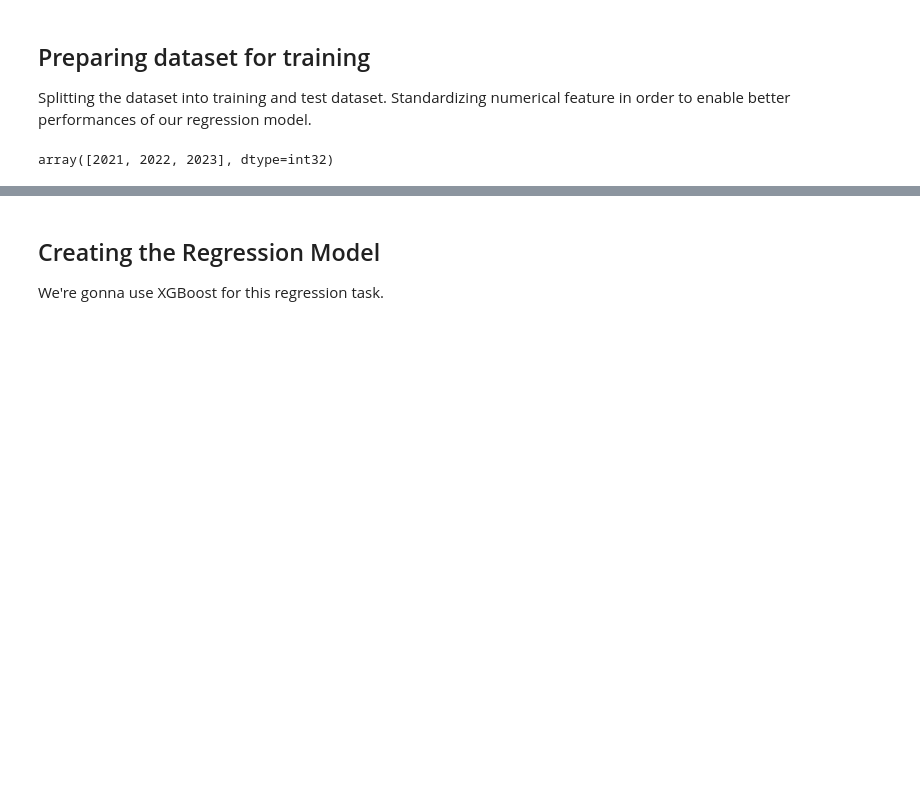
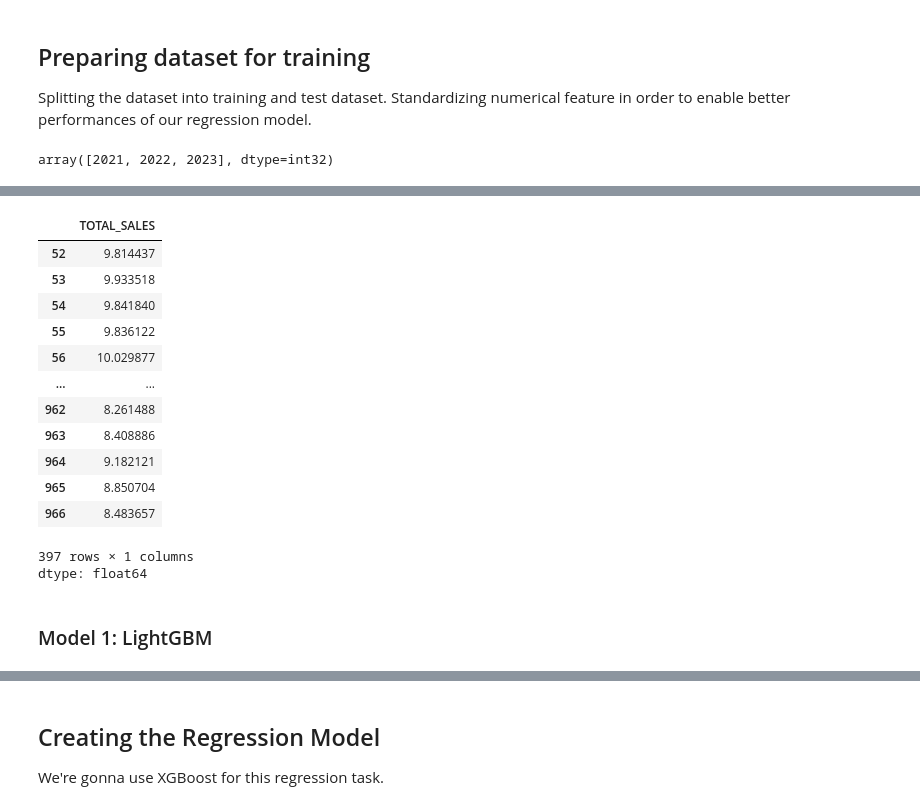
Before and after one commit to fedefraschio/xtel-hackathon, a Jupyter notebook: notebooks/00_exploration.ipynb, the cells around one changed output, grey strips where cells are left out. Drawn from its saved outputs; the diff is of its cells as text; code cells hidden in the pictures; blank space fills up the shorter version.

```diff
--- a/notebooks/00_exploration.ipynb
+++ b/notebooks/00_exploration.ipynb
@@ -573,0 +562,19 @@ num_cols = ['PRICE']
+# %%
+y_train
+# %% [output]
+|  | TOTAL_SALES |
+| 52 | 9.814437 |
+| 53 | 9.933518 |
+| 54 | 9.841840 |
+| 55 | 9.836122 |
+| 56 | 10.029877 |
+| ... | ... |
+| 962 | 8.261488 |
+| 963 | 8.408886 |
+| 964 | 9.182121 |
+| 965 | 8.850704 |
+| 966 | 8.483657 |
+397 rows × 1 columns
+dtype: float64
+# %% [markdown]
+### Model 1: LightGBM
```
Also changed, not shown: parts of 27 cells of this notebook.
